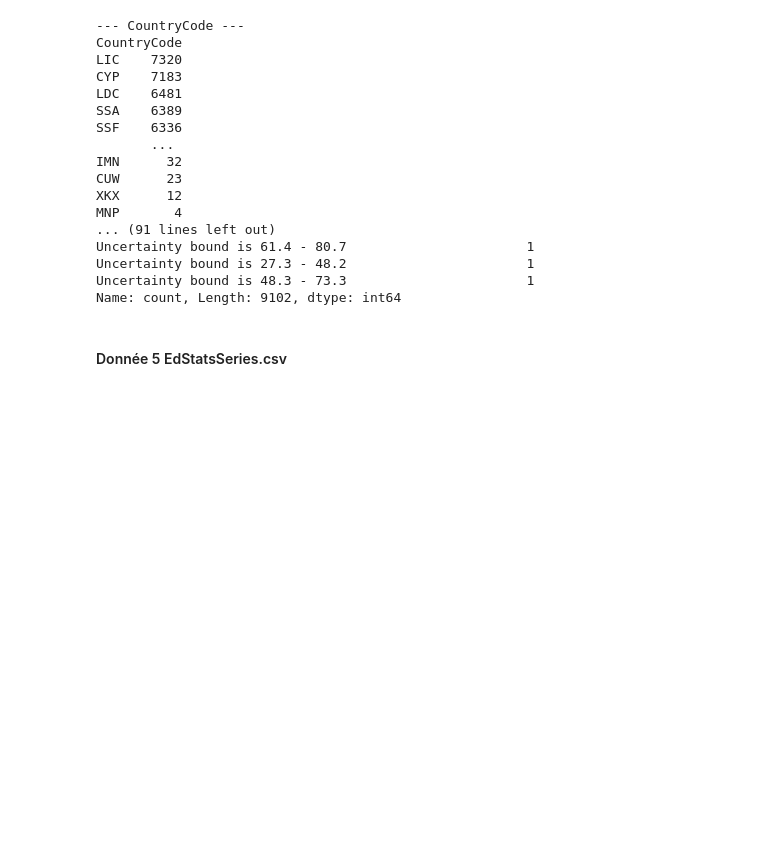
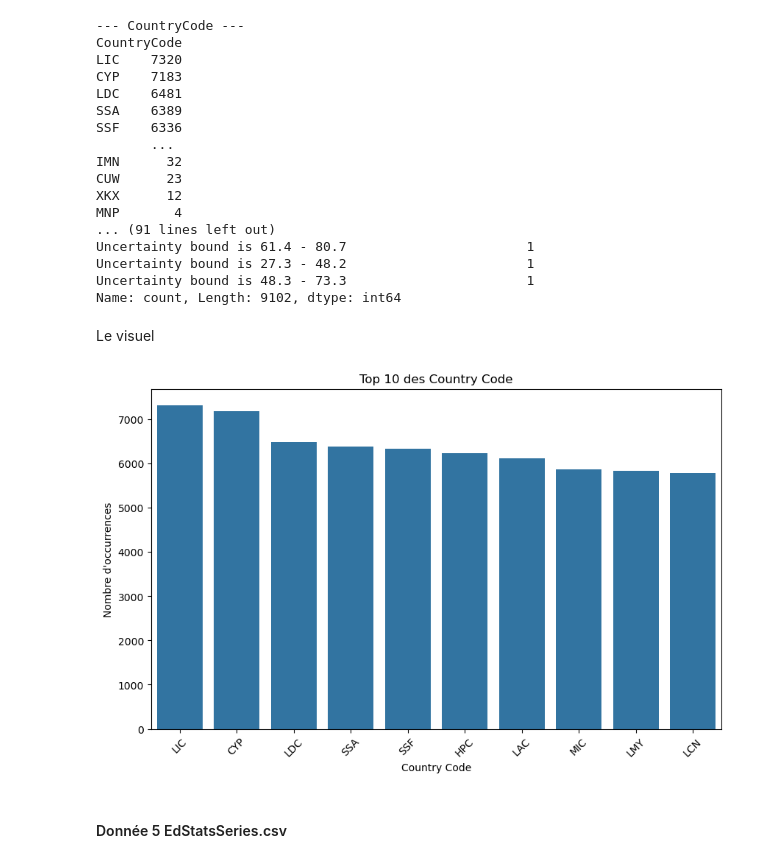
Before and after one commit to Noel974/Analysez-des-donn-es-de-syst-mes-ducatifs, a Jupyter notebook: Analysez des données de systèmes éducatifs.ipynb, the cells around one changed output. Cells and saved outputs as stored; diff of their text form; code cells hidden in the pictures; blank space fills up the shorter version.

```diff
--- a/Analysez des données de systèmes éducatifs.ipynb
+++ b/Analysez des données de systèmes éducatifs.ipynb
@@ -824,12 +764,12 @@ dtype: float64
 # %% [markdown]
 ##### 6.Supprimer les colonnes inutilisables
 # %%
-data = data.dropna(thresh=len(data)*0.8, axis=1)
-print(data.isnull().sum())
-print(data.shape)
+df4 = df4.dropna(thresh=len(df4)*0.8, axis=1)
+print(df4.isnull().sum())
+print(df4.shape)
 
 # Sauvegarde du dataset nettoyé
-data.to_csv("EdStatsFootNote_clean.csv", index=False)
+df4.to_csv("EdStatsFootNote_clean.csv", index=False)
 # %% [output]
 CountryCode    0
 SeriesCode     0
@@ -872,6 +812,21 @@ Uncertainty bound is 61.4 - 80.7                       1
 Uncertainty bound is 27.3 - 48.2                       1
 Uncertainty bound is 48.3 - 73.3                       1
 Name: count, Length: 9102, dtype: int64
+# %% [markdown]
+Le visuel
+# %%
+# Top 10 des Country
+top_series = df4['CountryCode'].value_counts().head(10)
+
+plt.figure(figsize=(10,6))
+sns.barplot(x=top_series.index, y=top_series.values)
+plt.title("Top 10 des Country Code")
+plt.xticks(rotation=45)
+plt.ylabel("Nombre d'occurrences")
+plt.xlabel("Country Code")
+plt.show()
+# %% [output]
+[figure, added]
 # %% [markdown]
 #### Donnée 5 EdStatsSeries.csv
 # %% [markdown]
```
Also changed, not shown: parts of 206 cells of this notebook, 2 other files.
